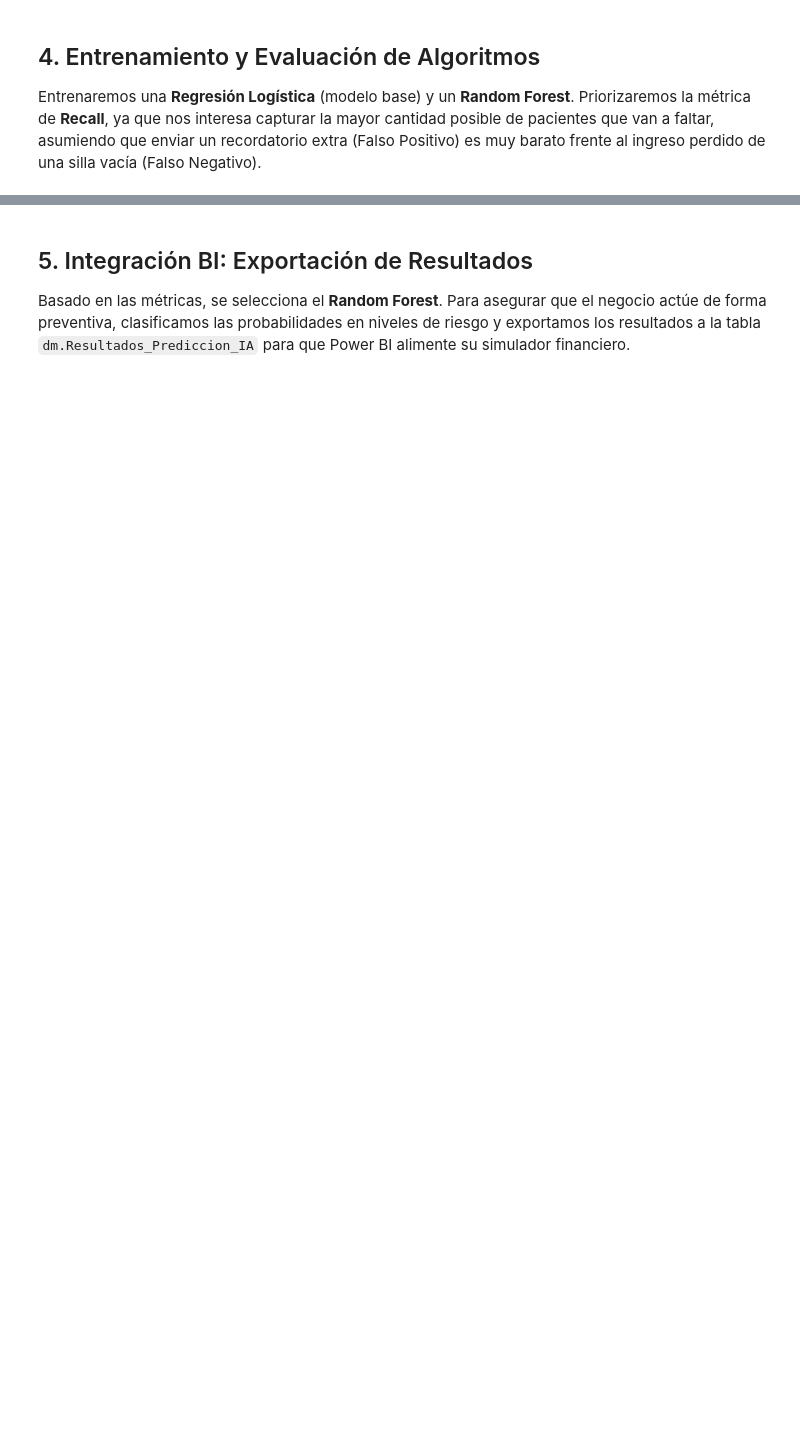
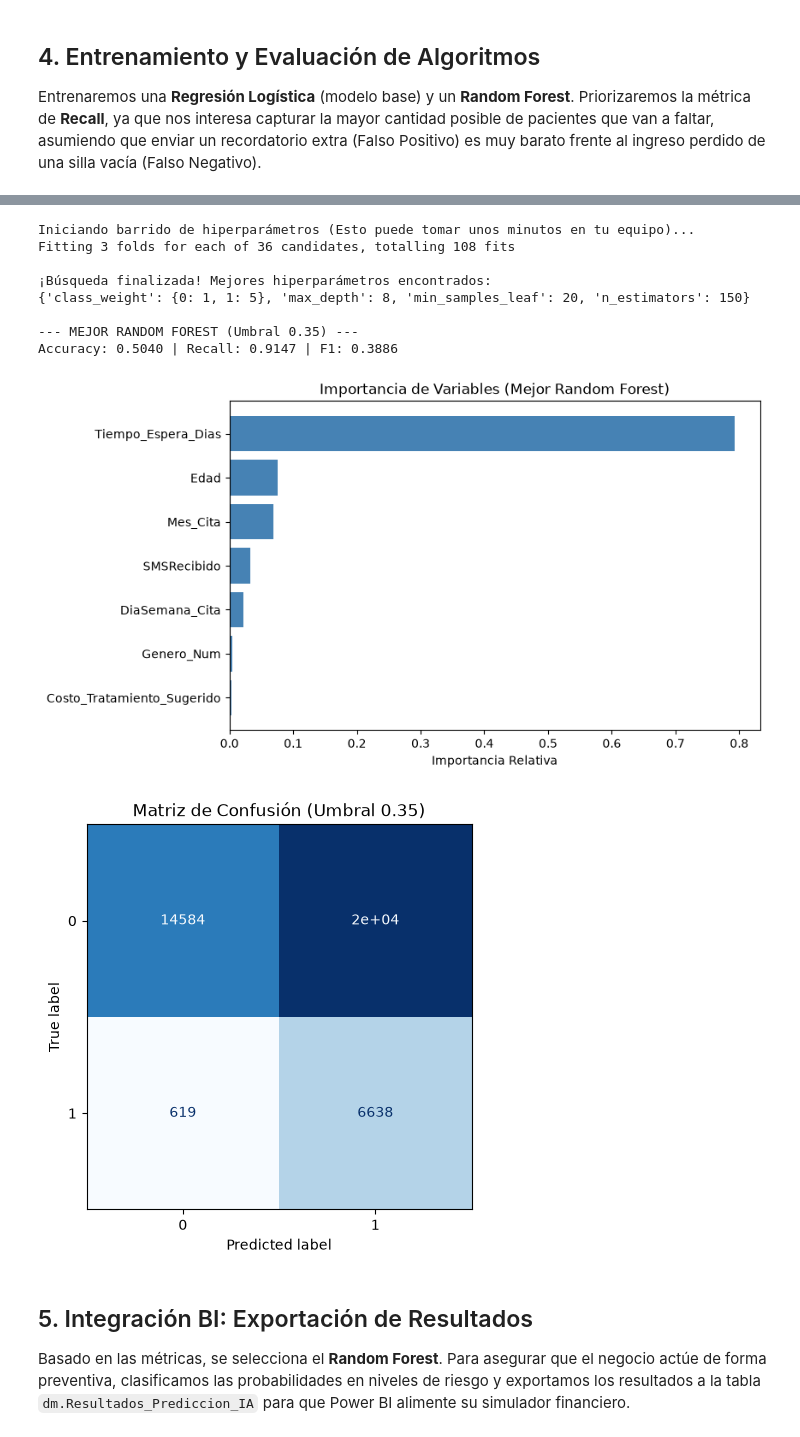
Before and after one commit to Falep24/Proyecto_GADI_Clinica, a Jupyter notebook: 02_Python/modulo_ia.ipynb, the cells around one changed output, grey strips where cells are left out. Drawn from its saved outputs; the diff is of its cells as text; code cells hidden in the pictures; blank space fills up the shorter version.

```diff
--- a/02_Python/modulo_ia.ipynb
+++ b/02_Python/modulo_ia.ipynb
@@ -156,3 +174,71 @@ Accuracy: 0.5201 | Recall: 0.9229 | F1: 0.4371
+# %%
+from sklearn.model_selection import GridSearchCV
+from sklearn.metrics import make_scorer
+
+print("Iniciando barrido de hiperparámetros (Esto puede tomar unos minutos en tu equipo)...")
+
+# 1. Definir la grilla de parámetros a explorar
+param_grid = {
+    'max_depth': [8, 10, 12],
+    'class_weight': ['balanced', {0: 1, 1: 4}, {0: 1, 1: 5}],
+    'min_samples_leaf': [10, 20], # Evita que las hojas finales tengan muy pocos datos, reduciendo el overfitting
+    'n_estimators': [100, 150]
+}
+
+# 2. Configurar GridSearchCV para optimizar estrictamente el RECALL
+rf_base = RandomForestClassifier(random_state=42, n_jobs=-1)
+grid_search = GridSearchCV(
+    estimator=rf_base,
+    param_grid=param_grid,
+    scoring='recall', # El algoritmo buscará la combinación que maximice esta métrica
+    cv=3,             # Validación cruzada de 3 pliegues
+    n_jobs=-1,        # Utiliza todos los núcleos de tu procesador
+    verbose=2         # Imprime el progreso en consola
+)
+
+# 3. Ejecutar el entrenamiento masivo
+grid_search.fit(X_train, y_train)
+
+# 4. Extraer el mejor modelo encontrado
+best_rf_model = grid_search.best_estimator_
+print(f"\n¡Búsqueda finalizada! Mejores hiperparámetros encontrados:\n{grid_search.best_params_}")
+
+# 5. Evaluación con el mejor modelo y ajuste de umbral
+umbral_decision = 0.35
+y_prob_best_rf = best_rf_model.predict_proba(X_test)[:, 1]
+y_pred_best_rf_custom = (y_prob_best_rf >= umbral_decision).astype(int)
+
+# Métricas finales
+print(f"\n--- MEJOR RANDOM FOREST (Umbral {umbral_decision}) ---")
+print(f"Accuracy: {accuracy_score(y_test, y_pred_best_rf_custom):.4f} | Recall: {recall_score(y_test, y_pred_best_rf_custom):.4f} | F1: {f1_score(y_test, y_pred_best_rf_custom):.4f}")
+
+# Gráfico de Importancia de Variables del Mejor Modelo
+importancias = best_rf_model.feature_importances_
+indices = np.argsort(importancias)
+
+plt.figure(figsize=(8, 5))
+plt.barh(range(len(indices)), importancias[indices], color='steelblue', align='center')
+plt.yticks(range(len(indices)), [X.columns[i] for i in indices])
+plt.xlabel('Importancia Relativa')
+plt.title('Importancia de Variables (Mejor Random Forest)')
+plt.show()
+
+# Matriz de Confusión
+fig, ax = plt.subplots(figsize=(5, 5))
+ConfusionMatrixDisplay.from_predictions(y_test, y_pred_best_rf_custom, cmap='Blues', ax=ax, colorbar=False)
+plt.title(f'Matriz de Confusión (Umbral {umbral_decision})')
+plt.show()
+# %% [output]
+Iniciando barrido de hiperparámetros (Esto puede tomar unos minutos en tu equipo)...
+Fitting 3 folds for each of 36 candidates, totalling 108 fits
+
+¡Búsqueda finalizada! Mejores hiperparámetros encontrados:
+{'class_weight': {0: 1, 1: 5}, 'max_depth': 8, 'min_samples_leaf': 20, 'n_estimators': 150}
+
+--- MEJOR RANDOM FOREST (Umbral 0.35) ---
+Accuracy: 0.5040 | Recall: 0.9147 | F1: 0.3886
+[figure, added]
+[figure, added]
 # %% [markdown]
 ## 5. Integración BI: Exportación de Resultados
 Basado en las métricas, se selecciona el **Random Forest**. Para asegurar que el negocio actúe de forma preventiva, clasificamos las probabilidades en niveles de riesgo y exportamos los resultados a la tabla `dm.Resultados_Prediccion_IA` para que Power BI alimente su simulador financiero.
```
Also changed, not shown: parts of 9 cells of this notebook, 8 other files.
